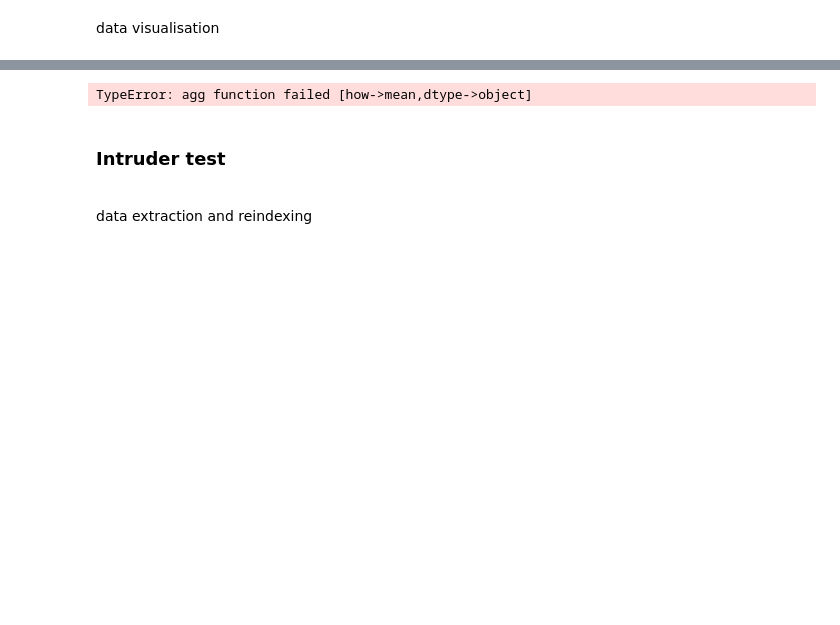
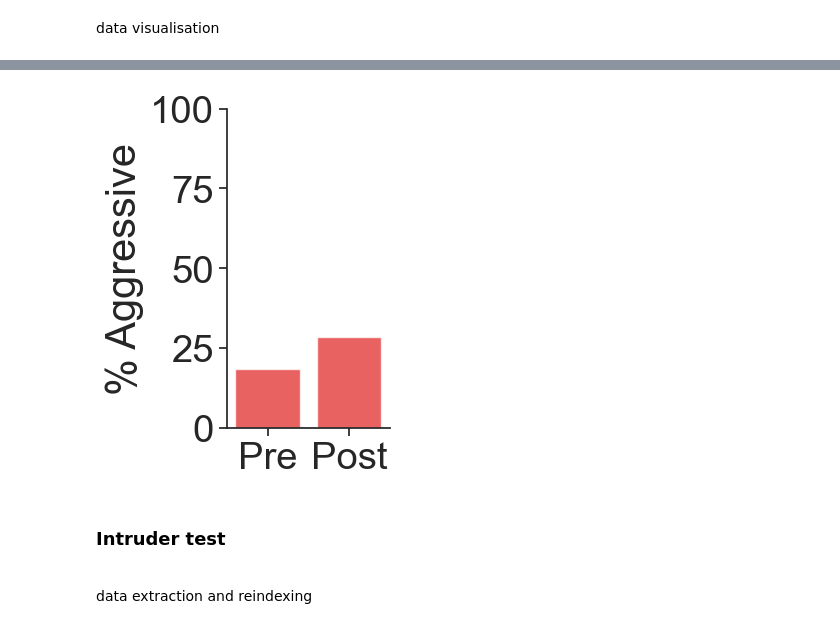
Before and after one commit to FrancisCrickInstitute/negative_parental_switch, a Jupyter notebook: NPS_behaviour_analysis/NPW_behaviour_analysis.ipynb, the cells around one changed output, grey strips where cells are left out. Cells and saved outputs as stored; diff of their text form; code cells hidden in the pictures; blank space fills up the shorter version.

```diff
--- a/NPS_behaviour_analysis/NPW_behaviour_analysis.ipynb
+++ b/NPS_behaviour_analysis/NPW_behaviour_analysis.ipynb
@@ -2142,29 +2149,30 @@ data visualisation
 # %%
 cricket_data_filtered = cricket_data[cricket_data['target'] == 'Hunt+']
-cricket_data_avg = cricket_data_filtered.groupby(['level_0', 'target']).mean().reset_index()
+cricket_data_avg = cricket_data_filtered.groupby(['level_0', 'target'])['percent'].mean().reset_index()
 order = cricket_data_avg['level_0'].unique()[::-1]  # Reverse the order
 
 sns.set(font_scale=2.5)
 sns.set_style("ticks")
 
 g1 = sns.catplot(x = 'level_0',
             y = 'percent',
             data = cricket_data_avg,
             hue = 'target',
             kind = 'bar',
             palette=['red'],
             alpha = 0.7, aspect=0.8, order=order)
 
 g1.set(xlabel = None)
 g1.set(ylabel = '% Aggressive')
 plt.ylim([0,100])
 g1._legend.remove()
 
 g1._legend.set_title(None)
-plt.savefig('/Volumes/lab-kohlj/home/shared/projects/NegativeParentalSwitch/figures/Supp_Fig_1/linked_figure_S1/cricket.pdf',
-            dpi = 600, bbox_inches='tight',transparent=True)
+plt.savefig('output_figures/cricket.png', dpi = 300, bbox_inches = 'tight', transparent = True)
+# plt.savefig('/Volumes/lab-kohlj/home/shared/projects/NegativeParentalSwitch/figures/Supp_Fig_1/linked_figure_S1/cricket.pdf',
+#             dpi = 600, bbox_inches='tight',transparent=True)
 # %% [output]
-TypeError: agg function failed [how->mean,dtype->object]
+[figure, added]
 # %% [markdown]
 ### Intruder test
 <br>
```
Also changed, not shown: parts of 13 cells of this notebook, 4 other files.
